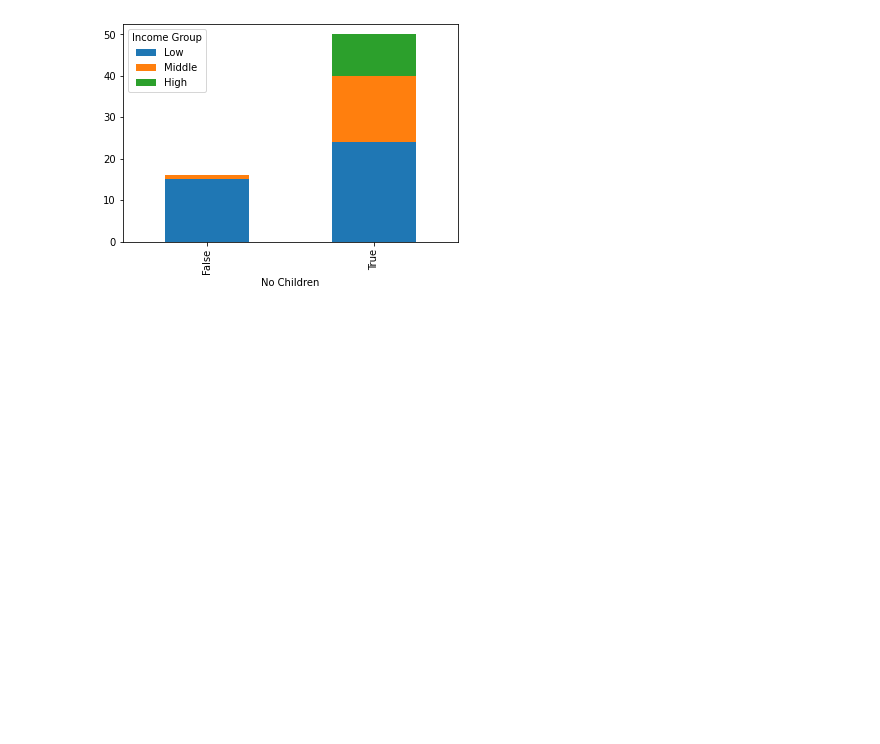
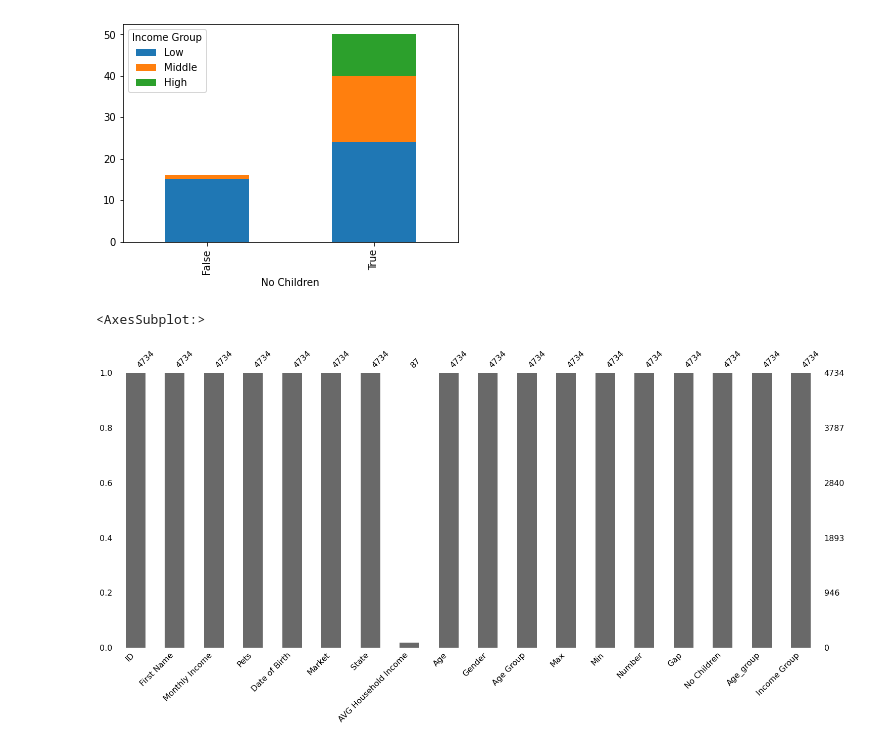
Before and after one commit to arashahmadi13/Springboard, a Jupyter notebook: MyndChallenge.ipynb, the cells around one changed output. Cells and saved outputs as stored; diff of their text form; code cells hidden in the pictures; blank space fills up the shorter version.

```diff
--- a/MyndChallenge.ipynb
+++ b/MyndChallenge.ipynb
@@ -1115,0 +1203,5 @@ cross_table.plot(kind="bar",
+# %%
+msno.bar(df2)
+# %% [output]
+<AxesSubplot:>
+[figure, added]
```
Also changed, not shown: parts of 11 cells of this notebook, 18 other files.
